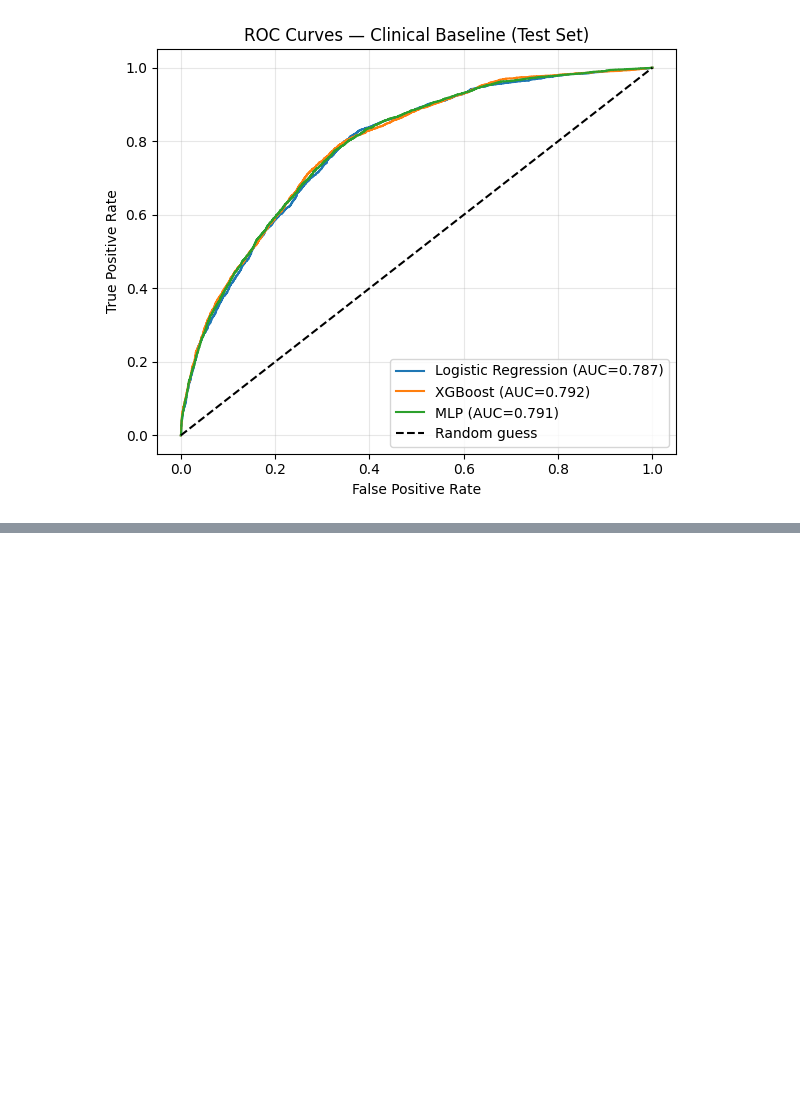
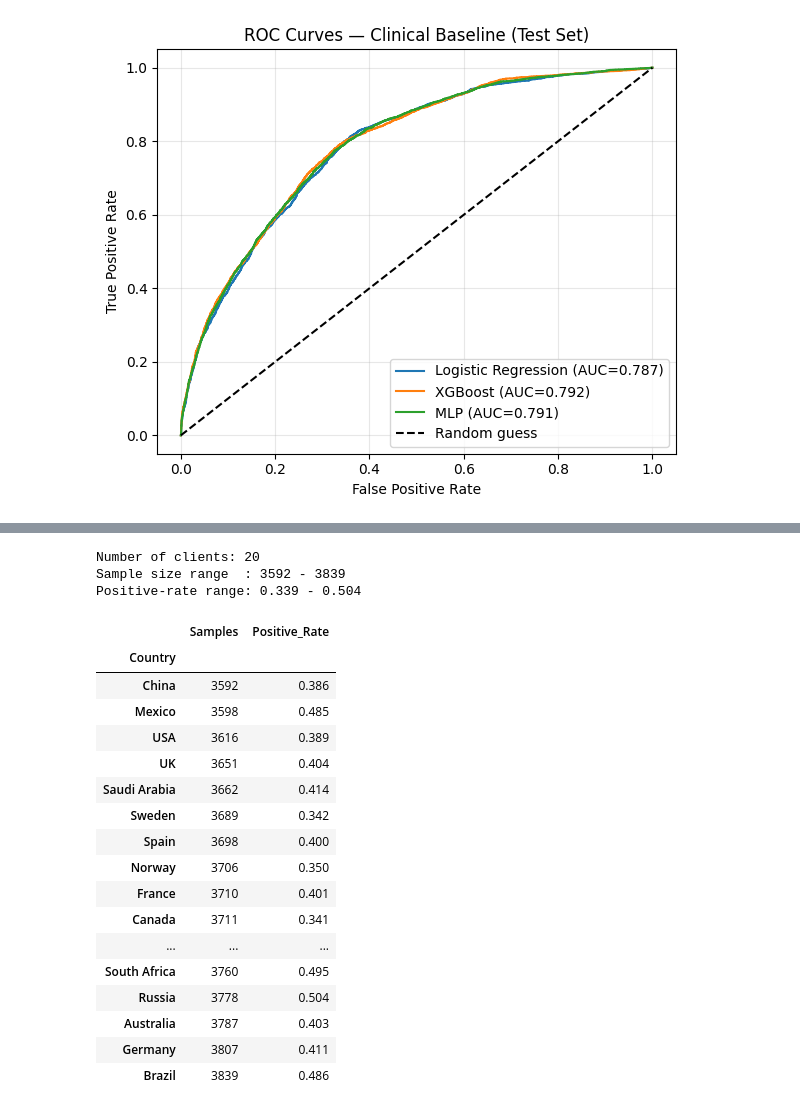
Before and after one commit to Rahmatul-Rovi/Capstone-Project-Reports, a Jupyter notebook: Alzheimers_Disease.ipynb, the cells around one changed output, grey strips where cells are left out. Cells and saved outputs as stored; diff of their text form; code cells hidden in the pictures; blank space fills up the shorter version.

```diff
--- a/Alzheimers_Disease.ipynb
+++ b/Alzheimers_Disease.ipynb
@@ -239,0 +271,33 @@ print(cm)
+# %%
+client_df = pd.DataFrame({"Country": country, "AD": y})
+clients = (client_df.groupby("Country")["AD"]
+           .agg(Samples="size", Positive_Rate="mean")
+           .round(3).sort_values("Samples"))
+clients.to_csv("results/client_table.csv")
+
+print("Number of clients:", len(clients))
+print("Sample size range  :", clients.Samples.min(), "-", clients.Samples.max())
+print("Positive-rate range:", clients.Positive_Rate.min(), "-", clients.Positive_Rate.max())
+clients
+# %% [output]
+Number of clients: 20
+Sample size range  : 3592 - 3839
+Positive-rate range: 0.339 - 0.504
+|  | Samples | Positive_Rate |
+| Country |  |  |
+| China | 3592 | 0.386 |
+| Mexico | 3598 | 0.485 |
+| USA | 3616 | 0.389 |
+| UK | 3651 | 0.404 |
+| Saudi Arabia | 3662 | 0.414 |
+| Sweden | 3689 | 0.342 |
+| Spain | 3698 | 0.400 |
+| Norway | 3706 | 0.350 |
+| France | 3710 | 0.401 |
+| Canada | 3711 | 0.341 |
+| ... | ... | ... |
+| South Africa | 3760 | 0.495 |
+| Russia | 3778 | 0.504 |
+| Australia | 3787 | 0.403 |
+| Germany | 3807 | 0.411 |
+| Brazil | 3839 | 0.486 |
```
Also changed, not shown: parts of 2 cells of this notebook.
